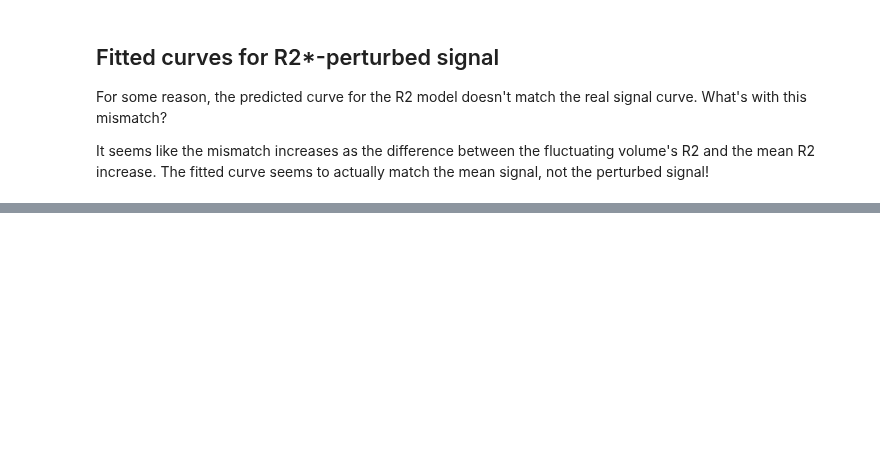
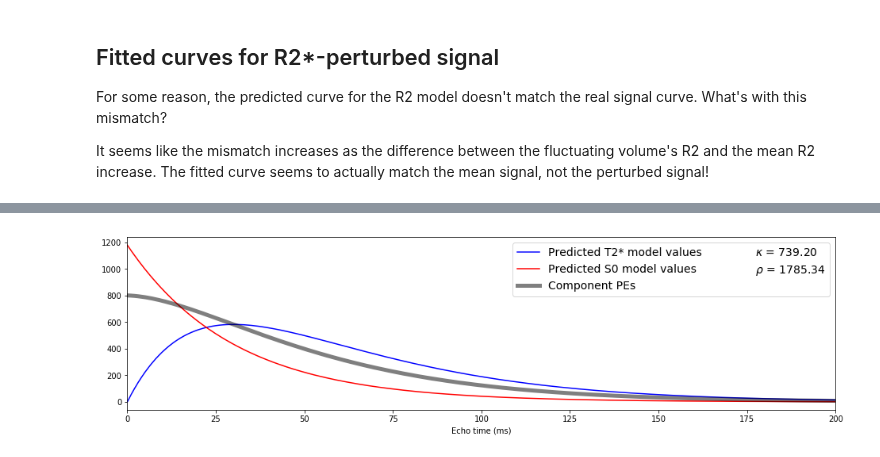
Before and after one commit to ME-ICA/tedana, a Jupyter notebook: docs/_static/tedana_plot_decay.ipynb, the cells around one changed output, grey strips where cells are left out. Saved outputs shown, nothing was run; the diff lists cells and outputs as text; code cells hidden in the pictures; blank space fills up the shorter version.

```diff
--- a/docs/_static/tedana_plot_decay.ipynb
+++ b/docs/_static/tedana_plot_decay.ipynb
@@ -299,0 +396,20 @@ fig.show()
+# %%
+fig, ax = plt.subplots(figsize=(16, 4))
+
+comp_X = add_constant(comp, prepend=False)
+pes, b, c, d = np.linalg.lstsq(comp_X, both_sig.T, rcond=None)
+pes = pes[0, :]
+
+F_S0, F_R2, pred_S0, pred_R2 = compute_metrics(both_sig, pes, echo_times)
+ax.plot(echo_times, pred_R2, label='Predicted T2* model values', c='blue')
+ax.plot(echo_times, pred_S0, label='Predicted S0 model values', c='red')
+ax.plot(echo_times, pes, label='Component PEs', alpha=0.5, linewidth=5, c='black')
+ax.plot(echo_times, pred_R2, label=r'$\kappa$ = {:.02f}'.format(F_R2[0]), alpha=0)
+ax.plot(echo_times, pred_S0, label=r'$\rho$ = {:.02f}'.format(F_S0[0]), alpha=0)
+ax.set_xlim(0, np.max(echo_times))
+ax.set_xlabel('Echo time (ms)')
+leg = ax.legend(fontsize=14, ncol=2)
+#ax.set_xticks(echo_times)
+fig.savefig('b04_component_model_fits.png', dpi=400)
+# %% [output]
+[figure, added]
```
Also changed, not shown: parts of 13 cells of this notebook, 44 other files.
